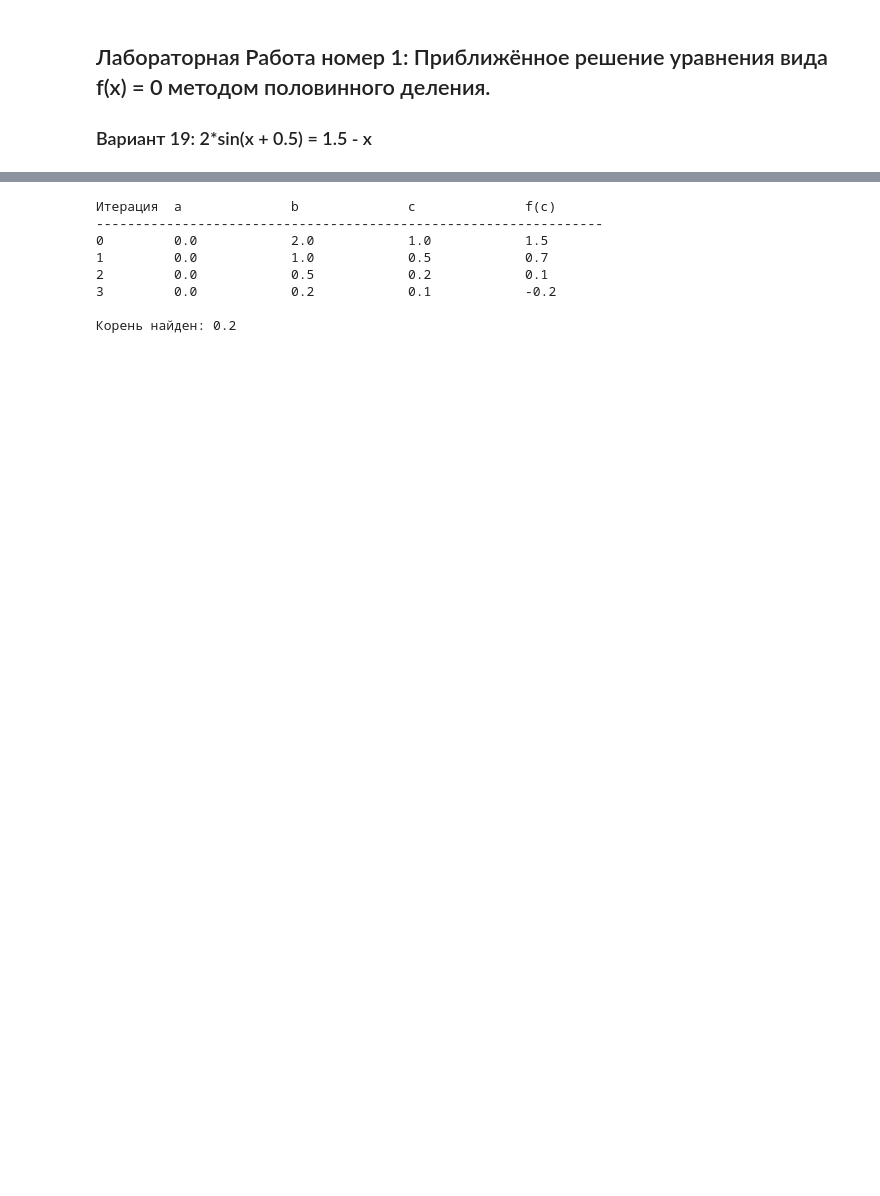
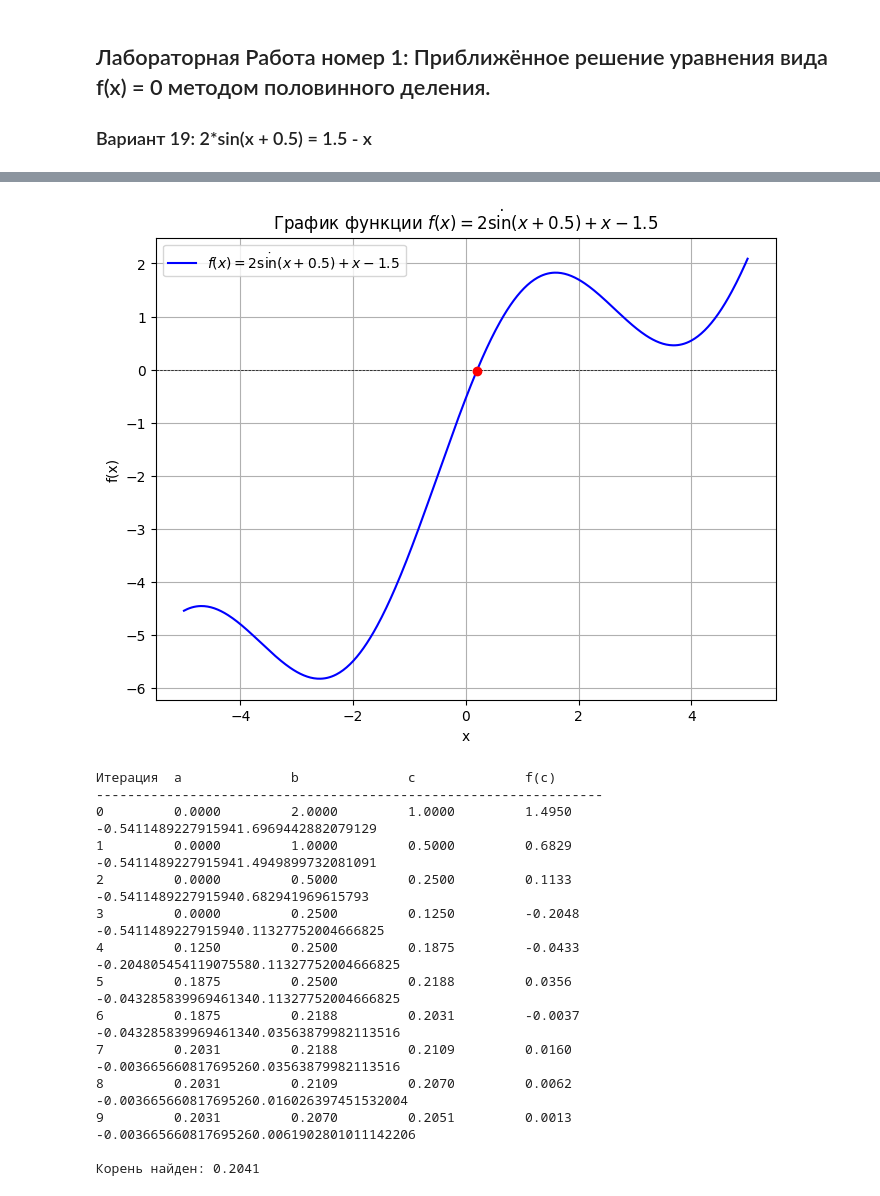
Before and after one commit to 6fcag3vsaoag/num, a Jupyter notebook: laba1/solution.ipynb, the cells around one changed output, grey strips where cells are left out. Cells and saved outputs as stored; diff of their text form; code cells hidden in the pictures; blank space fills up the shorter version.

```diff
--- a/laba1/solution.ipynb
+++ b/laba1/solution.ipynb
@@ -41,9 +111,39 @@ plt.show()
 # %%
 import numpy as np
+import matplotlib.pyplot as plt
+
 
 # Определяем функцию
 def f(x):
     return 2 * np.sin(x + 0.5) + x - 1.5
+
+# Создаем массив значений x
+x = np.linspace(-5, 5, 500)
+
+# Вычисляем значения функции
+y = f(x)
+
+# Строим график
+plt.figure(figsize=(8, 6))
+plt.plot(x, y, label=r'$f(x) = 2 \dot \sin(x + 0.5) + x - 1.5$', color='blue')
+
+# Добавляем горизонтальную линию y=0 для наглядности
+plt.axhline(0, color='black', linewidth=0.5, linestyle='--')
+
+# Находим приближенные точки пересечения с осью x
+zero_crossings = np.where(np.diff(np.sign(y)))[0]
+for crossing in zero_crossings:
+    plt.plot(x[crossing], y[crossing], 'ro')  # Отмечаем точки пересечения красными точками
+
+# Добавляем легенду, сетку и заголовок
+plt.title('График функции $f(x) = 2 \dot \sin(x + 0.5) + x - 1.5$')
+plt.xlabel('x')
+plt.ylabel('f(x)')
+plt.legend()
+plt.grid(True)
+
+# Показываем график
+plt.show()
 
 # Метод половинного деления с выводом отчета
 def bisection_method(a, b, tol):
@@ -59,7 +159,7 @@ def bisection_method(a, b, tol):
         raise ValueError("Функция должна менять знак на интервале [a, b].")
 
     # Определяем количество знаков после запятой для форматирования
-    precision_digits = abs(int(np.floor(np.log10(tol))))
+    precision_digits = abs(int(np.floor(np.log10(tol))))+1
 
     print(f"{'Итерация':<10}{'a':<15}{'b':<15}{'c':<15}{'f(c)':<15}")
     print("-" * 65)
@@ -70,41 +170,48 @@ def bisection_method(a, b, tol):
         f_c = f(c)
 
         # Выводим отчет по текущей итерации
-        print(f"{iteration:<10}{a:<15.{precision_digits}f}{b:<15.{precision_digits}f}{c:<15.{precision_digits}f}{f_c:<15.{precision_digits}f}")
+        print(f"{iteration:<10}{a:<15.{precision_digits}f}{b:<15.{precision_digits}f}{c:<15.{precision_digits}f}{f_c:<15.{precision_digits}f}{f(a)}{f(b)}")
 
         if f_c == 0:  # Если f(c) = 0, то c — точный корень
             return c
         elif f(a) * f_c < 0:  # Корень находится в левой половине
             b = c
         else:  # Корень находится в правой половине
             a = c
 
         iteration += 1
 
     root = (a + b) / 2
     print(f"\nКорень найден: {root:.{precision_digits}f}")
     return root
 
 # Ввод данных пользователем
 try:
     a = float(input("Введите начало интервала (a): "))
     b = float(input("Введите конец интервала (b): "))
     tol = float(input("Введите точность (например, 0.0001): "))
 
     # Проверка, что точность положительна
     if tol <= 0:
         raise ValueError("Точность должна быть положительным числом.")
 
     # Находим корень
     root = bisection_method(a, b, tol)
 except ValueError as e:
     print(f"Ошибка: {e}")
 # %% [output]
+[figure, added]
 Итерация  a              b              c              f(c)
 -----------------------------------------------------------------
-0         0.0            2.0            1.0            1.5
-1         0.0            1.0            0.5            0.7
-2         0.0            0.5            0.2            0.1
-3         0.0            0.2            0.1            -0.2
+0         0.0000         2.0000         1.0000         1.4950         -0.5411489227915941.6969442882079129
+1         0.0000         1.0000         0.5000         0.6829         -0.5411489227915941.4949899732081091
+2         0.0000         0.5000         0.2500         0.1133         -0.5411489227915940.682941969615793
+3         0.0000         0.2500         0.1250         -0.2048        -0.5411489227915940.11327752004666825
+4         0.1250         0.2500         0.1875         -0.0433        -0.204805454119075580.11327752004666825
+5         0.1875         0.2500         0.2188         0.0356         -0.043285839969461340.11327752004666825
+6         0.1875         0.2188         0.2031         -0.0037        -0.043285839969461340.03563879982113516
+7         0.2031         0.2188         0.2109         0.0160         -0.003665660817695260.03563879982113516
+8         0.2031         0.2109         0.2070         0.0062         -0.003665660817695260.016026397451532004
+9         0.2031         0.2070         0.2051         0.0013         -0.003665660817695260.0061902801011142206
 
-Корень найден: 0.2
+Корень найден: 0.2041
```
Also changed, not shown: parts of 1 cell of this notebook, 3 other files.
